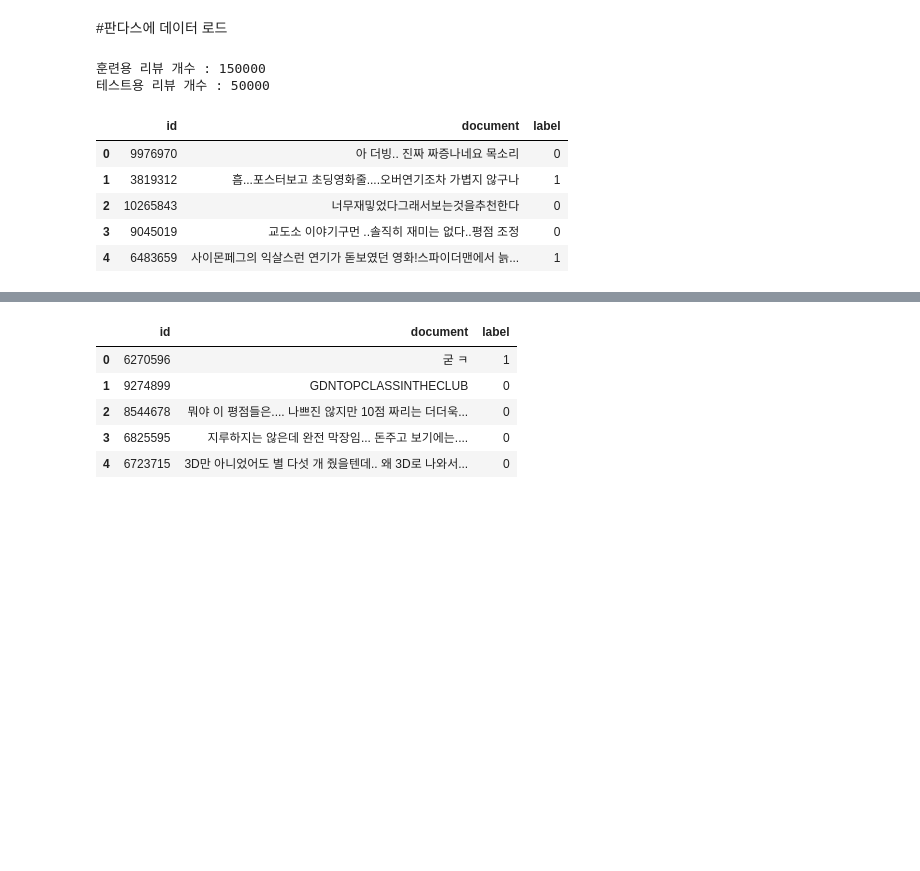
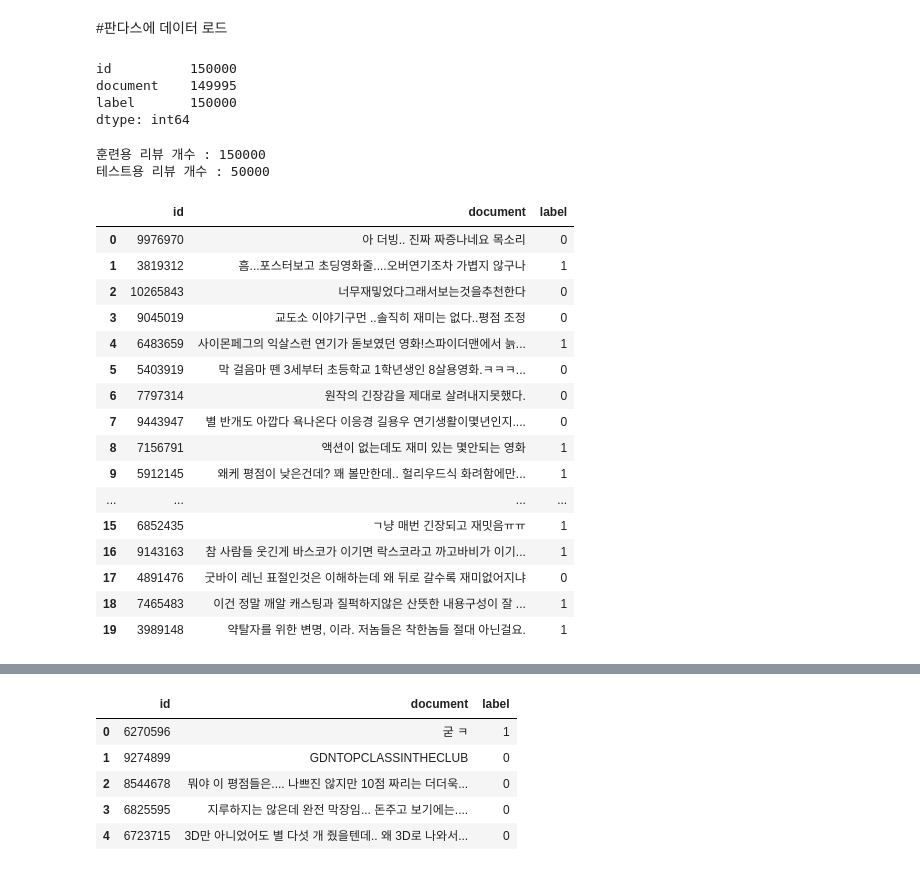
Before and after one commit to redpineK/deeplearning, a Jupyter notebook: 4_4_네이버_영화_리뷰_감성분석.ipynb, the cells around one changed output, grey strips where cells are left out. Drawn from its saved outputs; the diff is of its cells as text; code cells hidden in the pictures; blank space fills up the shorter version.

```diff
--- a/4_4_네이버_영화_리뷰_감성분석.ipynb
+++ b/4_4_네이버_영화_리뷰_감성분석.ipynb
@@ -81,6 +83,13 @@ urllib.request.urlretrieve("https://raw.githubusercontent.com/e9t/nsmc/master/ra
 # %%
 train_data = pd.read_table('ratings_train.txt')
 test_data = pd.read_table('ratings_test.txt')
+# %%
+train_data.count()
+# %% [output]
+id          150000
+document    149995
+label       150000
+dtype: int64
 # %%
 print('훈련용 리뷰 개수 :',len(train_data)) # 훈련용 리뷰 개수 출력
 print('테스트용 리뷰 개수 :',len(test_data)) # 테스트용 리뷰 개수 출력
@@ -88,11 +97,22 @@ print('테스트용 리뷰 개수 :',len(test_data)) # 테스트용 리뷰 개
 훈련용 리뷰 개수 : 150000
 테스트용 리뷰 개수 : 50000
 # %%
-train_data[:5] # 상위 5개 출력
+train_data[:20] # 상위 5개 출력
 # %% [output]
 |  | id | document | label |
 | 0 | 9976970 | 아 더빙.. 진짜 짜증나네요 목소리 | 0 |
 | 1 | 3819312 | 흠...포스터보고 초딩영화줄....오버연기조차 가볍지 않구나 | 1 |
 | 2 | 10265843 | 너무재밓었다그래서보는것을추천한다 | 0 |
 | 3 | 9045019 | 교도소 이야기구먼 ..솔직히 재미는 없다..평점 조정 | 0 |
 | 4 | 6483659 | 사이몬페그의 익살스런 연기가 돋보였던 영화!스파이더맨에서 늙... | 1 |
+| 5 | 5403919 | 막 걸음마 뗀 3세부터 초등학교 1학년생인 8살용영화.ㅋㅋㅋ... | 0 |
+| 6 | 7797314 | 원작의 긴장감을 제대로 살려내지못했다. | 0 |
+| 7 | 9443947 | 별 반개도 아깝다 욕나온다 이응경 길용우 연기생활이몇년인지.... | 0 |
+| 8 | 7156791 | 액션이 없는데도 재미 있는 몇안되는 영화 | 1 |
+| 9 | 5912145 | 왜케 평점이 낮은건데? 꽤 볼만한데.. 헐리우드식 화려함에만... | 1 |
+| ... | ... | ... | ... |
+| 15 | 6852435 | ㄱ냥 매번 긴장되고 재밋음ㅠㅠ | 1 |
+| 16 | 9143163 | 참 사람들 웃긴게 바스코가 이기면 락스코라고 까고바비가 이기... | 1 |
+| 17 | 4891476 | 굿바이 레닌 표절인것은 이해하는데 왜 뒤로 갈수록 재미없어지냐 | 0 |
+| 18 | 7465483 | 이건 정말 깨알 캐스팅과 질퍽하지않은 산뜻한 내용구성이 잘 ... | 1 |
+| 19 | 3989148 | 약탈자를 위한 변명, 이라. 저놈들은 착한놈들 절대 아닌걸요. | 1 |
```
Also changed, not shown: parts of 3 cells of this notebook.
